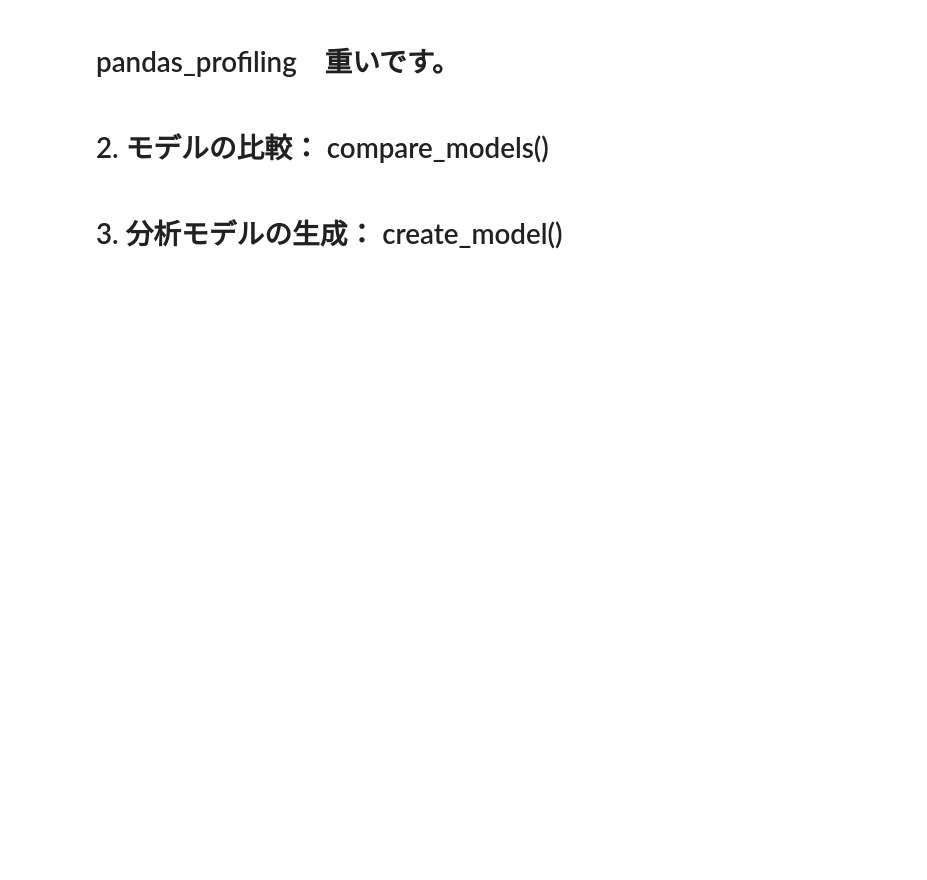
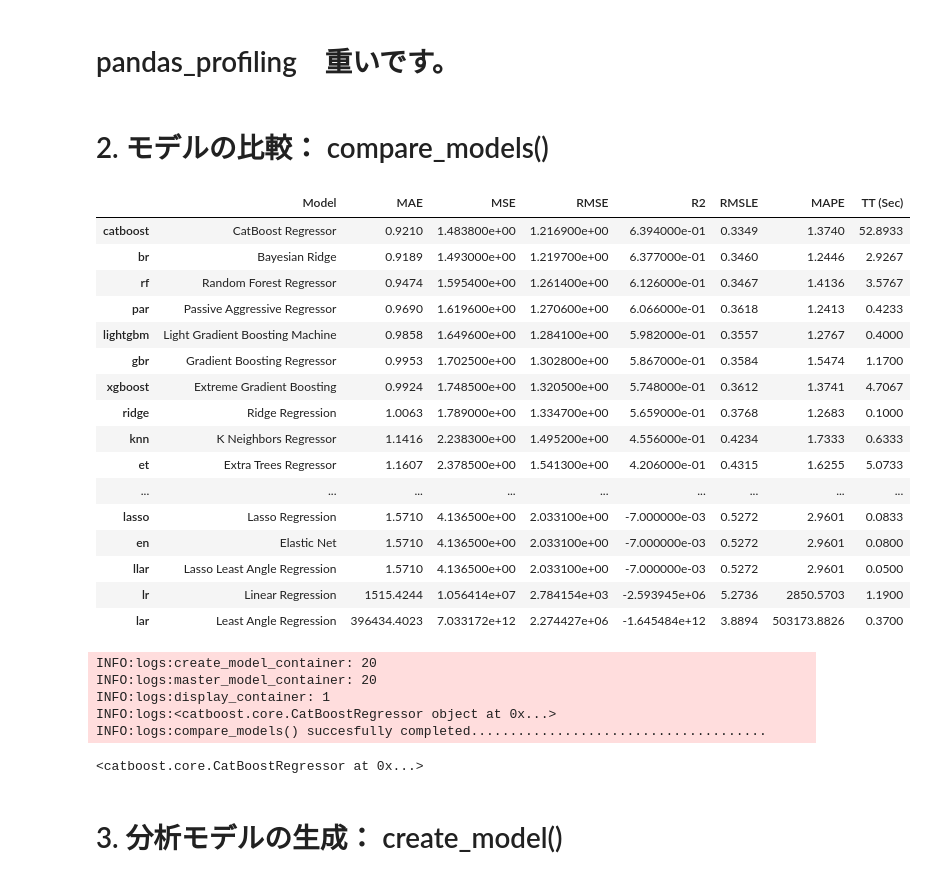
Before and after one commit to chemoinformatics-lecture/lecture-beginner, a Jupyter notebook: lesson07_automl/lecture_note_regression_colab.ipynb, the cells around one changed output. Cells and saved outputs as stored; diff of their text form; code cells hidden in the pictures; blank space fills up the shorter version.

```diff
--- a/lesson07_automl/lecture_note_regression_colab.ipynb
+++ b/lesson07_automl/lecture_note_regression_colab.ipynb
@@ -130,3 +225,29 @@ plot_model('xgboost')
+# %%
+compare_models(fold=3) # デフォルトは、foldが10。時間短縮のために3にしています。
+# %% [output]
+|  | Model | MAE | MSE | RMSE | R2 | RMSLE | MAPE | TT (Sec) |
+| catboost | CatBoost Regressor | 0.9210 | 1.483800e+00 | 1.216900e+00 | 6.394000e-01 | 0.3349 | 1.3740 | 52.8933 |
+| br | Bayesian Ridge | 0.9189 | 1.493000e+00 | 1.219700e+00 | 6.377000e-01 | 0.3460 | 1.2446 | 2.9267 |
+| rf | Random Forest Regressor | 0.9474 | 1.595400e+00 | 1.261400e+00 | 6.126000e-01 | 0.3467 | 1.4136 | 3.5767 |
+| par | Passive Aggressive Regressor | 0.9690 | 1.619600e+00 | 1.270600e+00 | 6.066000e-01 | 0.3618 | 1.2413 | 0.4233 |
+| lightgbm | Light Gradient Boosting Machine | 0.9858 | 1.649600e+00 | 1.284100e+00 | 5.982000e-01 | 0.3557 | 1.2767 | 0.4000 |
+| gbr | Gradient Boosting Regressor | 0.9953 | 1.702500e+00 | 1.302800e+00 | 5.867000e-01 | 0.3584 | 1.5474 | 1.1700 |
+| xgboost | Extreme Gradient Boosting | 0.9924 | 1.748500e+00 | 1.320500e+00 | 5.748000e-01 | 0.3612 | 1.3741 | 4.7067 |
+| ridge | Ridge Regression | 1.0063 | 1.789000e+00 | 1.334700e+00 | 5.659000e-01 | 0.3768 | 1.2683 | 0.1000 |
+| knn | K Neighbors Regressor | 1.1416 | 2.238300e+00 | 1.495200e+00 | 4.556000e-01 | 0.4234 | 1.7333 | 0.6333 |
+| et | Extra Trees Regressor | 1.1607 | 2.378500e+00 | 1.541300e+00 | 4.206000e-01 | 0.4315 | 1.6255 | 5.0733 |
+| ... | ... | ... | ... | ... | ... | ... | ... | ... |
+| lasso | Lasso Regression | 1.5710 | 4.136500e+00 | 2.033100e+00 | -7.000000e-03 | 0.5272 | 2.9601 | 0.0833 |
+| en | Elastic Net | 1.5710 | 4.136500e+00 | 2.033100e+00 | -7.000000e-03 | 0.5272 | 2.9601 | 0.0800 |
+| llar | Lasso Least Angle Regression | 1.5710 | 4.136500e+00 | 2.033100e+00 | -7.000000e-03 | 0.5272 | 2.9601 | 0.0500 |
+| lr | Linear Regression | 1515.4244 | 1.056414e+07 | 2.784154e+03 | -2.593945e+06 | 5.2736 | 2850.5703 | 1.1900 |
+| lar | Least Angle Regression | 396434.4023 | 7.033172e+12 | 2.274427e+06 | -1.645484e+12 | 3.8894 | 503173.8826 | 0.3700 |
+INFO:logs:create_model_container: 20
+INFO:logs:master_model_container: 20
+INFO:logs:display_container: 1
+INFO:logs:<catboost.core.CatBoostRegressor object at 0x...>
+INFO:logs:compare_models() succesfully completed......................................
+<catboost.core.CatBoostRegressor at 0x...>
 # %% [markdown]
 # 3. 分析モデルの生成： create_model()
 # %%
```
Also changed, not shown: parts of 23 cells of this notebook.
